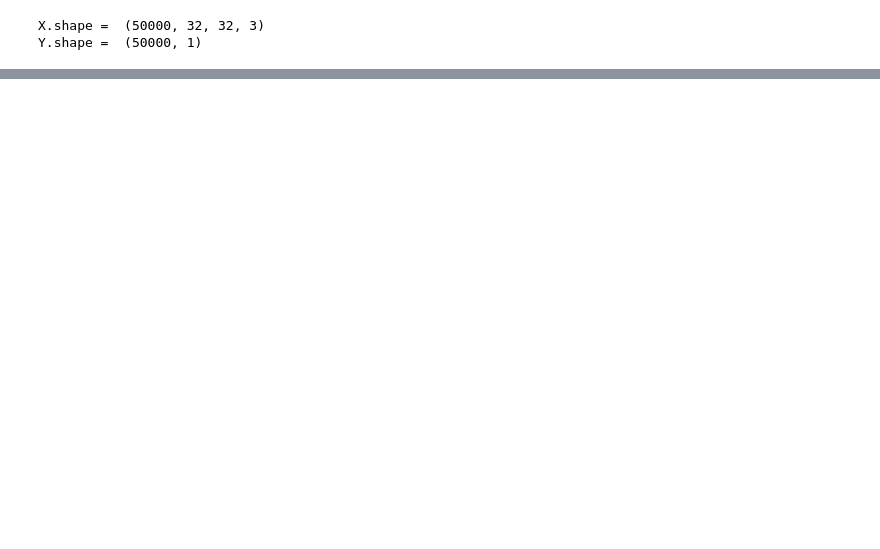
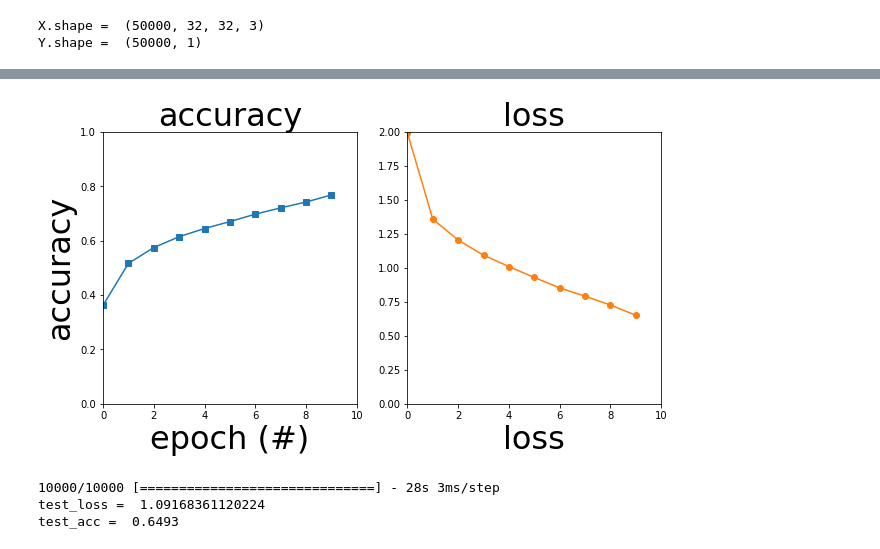
Before and after one commit to YCHEN-NYU/ConvNN-CIFAR-10, a Jupyter notebook: CIFAR-10.ipynb, the cells around one changed output, grey strips where cells are left out. Drawn from its saved outputs; the diff is of its cells as text; code cells hidden in the pictures; blank space fills up the shorter version.

```diff
--- a/CIFAR-10.ipynb
+++ b/CIFAR-10.ipynb
@@ -14,11 +15,3 @@ import pickle
 import numpy as np
 import matplotlib.pyplot as plt
 import os
-# %%
-train_path_entry = ["/Users/yiyi/Google Drive/CS/Coursera/CIFAR-10/cifar-10-batches-py/data_batch_1",
-"/Users/yiyi/Google Drive/CS/Coursera/CIFAR-10/cifar-10-batches-py/data_batch_2",
-"/Users/yiyi/Google Drive/CS/Coursera/CIFAR-10/cifar-10-batches-py/data_batch_3",
-"/Users/yiyi/Google Drive/CS/Coursera/CIFAR-10/cifar-10-batches-py/data_batch_4",
-"/Users/yiyi/Google Drive/CS/Coursera/CIFAR-10/cifar-10-batches-py/data_batch_5"]
-path_entry = train_path_entry[0]
-path_entry
@@ -105,20 +207,23 @@ Y.shape =  (50000, 1)
 # %%
 
-def baseline_model():
+def convNet_model():
     # creat model
     model = Sequential()
-    model.add(Conv2D(64, (3, 3), padding="same", input_shape=(32, 32, 3)))
-    model.add(MaxPooling2D(pool_size = (3, 3)))
+    model.add(Conv2D(192, (5, 5), padding="same", input_shape=(32, 32, 3)))
+    model.add(MaxPooling2D(pool_size = (3, 3), strides = 2))
     model.add(Dropout(0.2))
-    model.add(Conv2D(32, (3, 3), padding="same", input_shape=(32, 32, 3)))
-    model.add(MaxPooling2D(pool_size = (3, 3)))
+
+    model.add(Conv2D(96, (5, 5), padding="same", input_shape=(32, 32, 3)))
+    model.add(MaxPooling2D(pool_size = (3, 3), strides = 2))
     model.add(Dropout(0.2))
 
     model.add(Flatten())
     model.add(Dense(3072, kernel_initializer = 'normal', activation = 'relu'))
-    model.add(Dropout(0.2))
+    model.add(Dropout(0.1))
     model.add(Dense(512, kernel_initializer = 'normal', activation = 'relu'))
-    model.add(Dropout(0.2))
+    model.add(Dropout(0.1))
     model.add(Dense(10,  kernel_initializer = 'normal', activation = 'softmax'))
-    model.compile(loss = 'sparse_categorical_crossentropy', optimizer = 'adam', metrics = ['accuracy'])
+    opt = keras.optimizers.Adam(lr=0.001, beta_1=0.9, beta_2=0.999, epsilon=None, decay=0.0, amsgrad=False)
+#     opt = keras.optimizers.RMSprop(lr=0.001, rho=0.9, epsilon=None, decay=0.0)
+    model.compile(loss = 'sparse_categorical_crossentropy', optimizer = opt, metrics = ['accuracy'])
     return model
@@ -131,0 +230,10 @@ Epoch 2/10
+# %%
+# sizes = [1, 2, 4, 8, 16, 32, 64, 128, 256]
+cifar_model = convNet_model()
+history_batch = cifar_model.fit(X, Y, epochs = 10, batch_size = 100)
+plot_history(history_batch)
+
+test_loss, test_acc = cifar_model.evaluate(test_X, test_Y)
+print('test_loss = ', test_loss)
+print('test_acc = ', test_acc)
+# %% [output]
@@ -131,0 +260,4 @@ Epoch 2/10
+[figure, added]
+10000/10000 [==============================] - 28s 3ms/step
+test_loss =  1.09168361120224
+test_acc =  0.6493
```
Also changed, not shown: parts of 19 cells of this notebook.
